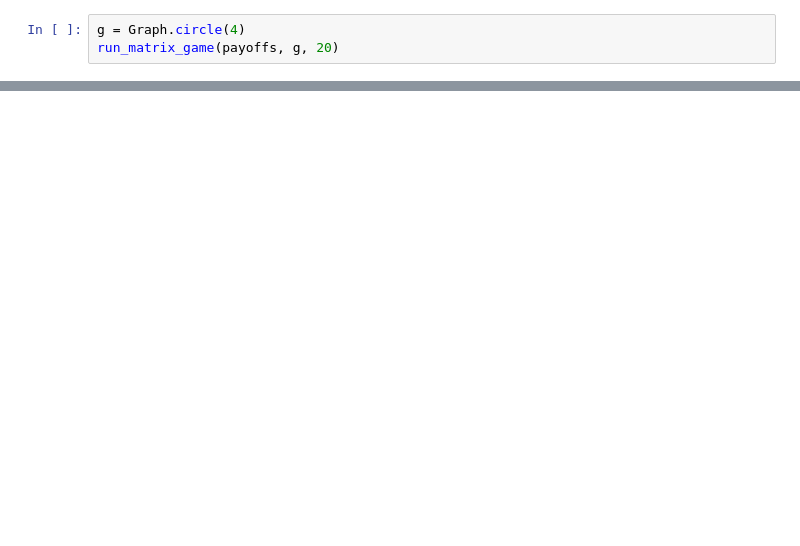
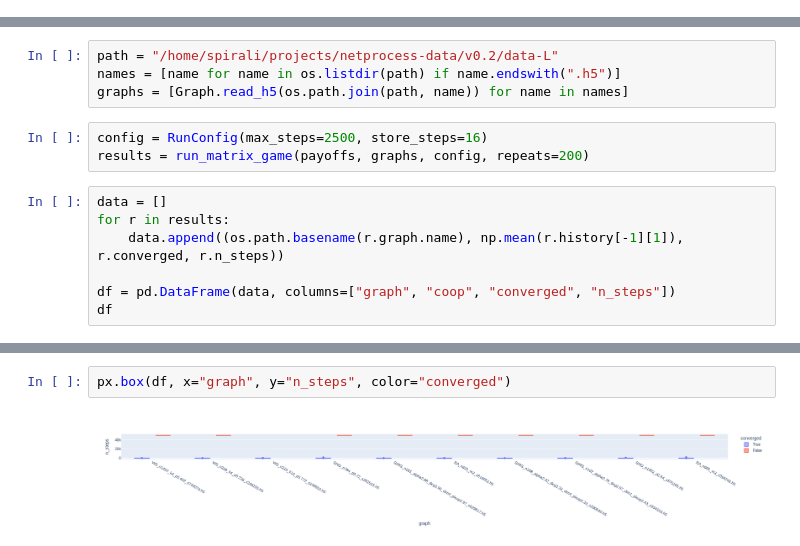
Before and after one commit to spirali/pon, a Jupyter notebook: Untitled.ipynb, the cells around one changed output, grey strips where cells are left out. Drawn from its saved outputs; the diff is of its cells as text; blank space fills up the shorter version.

```diff
--- a/Untitled.ipynb
+++ b/Untitled.ipynb
@@ -9,3 +20,0 @@ payoffs = [[4.0, 1.0], [3.0, 2.0]]
-# %%
-g = Graph.circle(4)
-run_matrix_game(payoffs, g, 20)
@@ -32,0 +21,14 @@ run_matrix_game(payoffs, g, 20)
+# %%
+path = "/home/spirali/projects/netprocess-data/v0.2/data-L"
+names = [name for name in os.listdir(path) if name.endswith(".h5")]
+graphs = [Graph.read_h5(os.path.join(path, name)) for name in names]
+# %%
+config = RunConfig(max_steps=2500, store_steps=16)
+results = run_matrix_game(payoffs, graphs, config, repeats=200)
+# %%
+data = []
+for r in results:
+    data.append((os.path.basename(r.graph.name), np.mean(r.history[-1][1]), r.converged, r.n_steps))
+
+df = pd.DataFrame(data, columns=["graph", "coop", "converged", "n_steps"])
+df
@@ -32,0 +49,4 @@ run_matrix_game(payoffs, g, 20)
+# %%
+px.box(df, x="graph", y="n_steps", color="converged")
+# %% [output]
+[figure, added]
```
Also changed, not shown: parts of 6 cells of this notebook, 6 other files.
